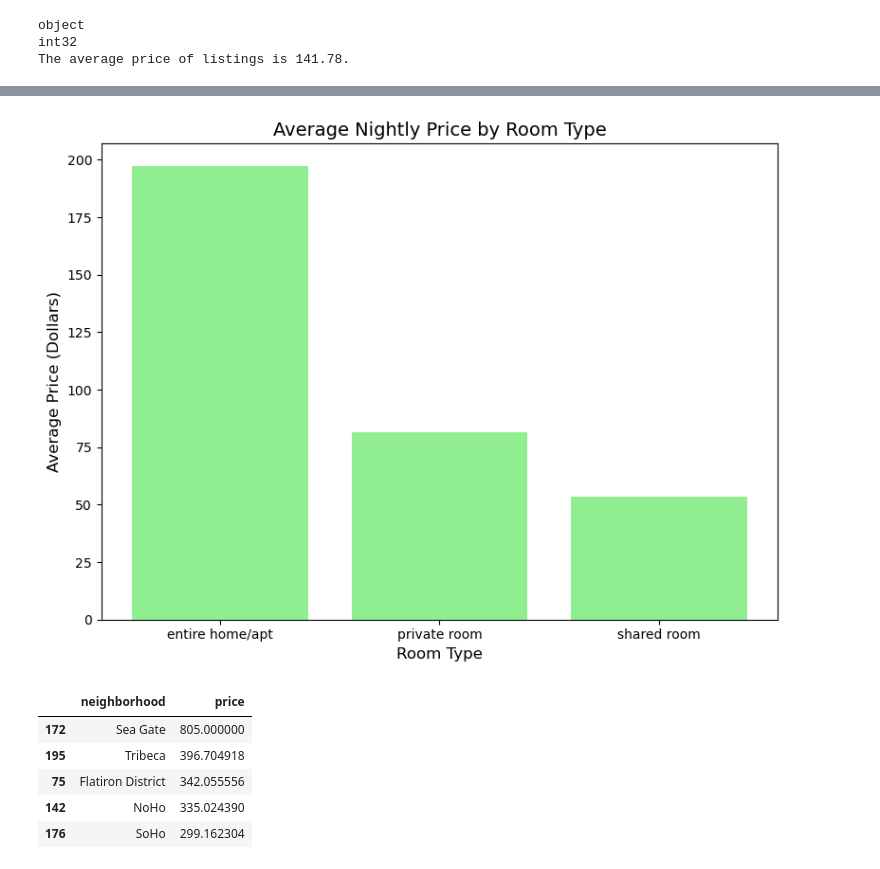
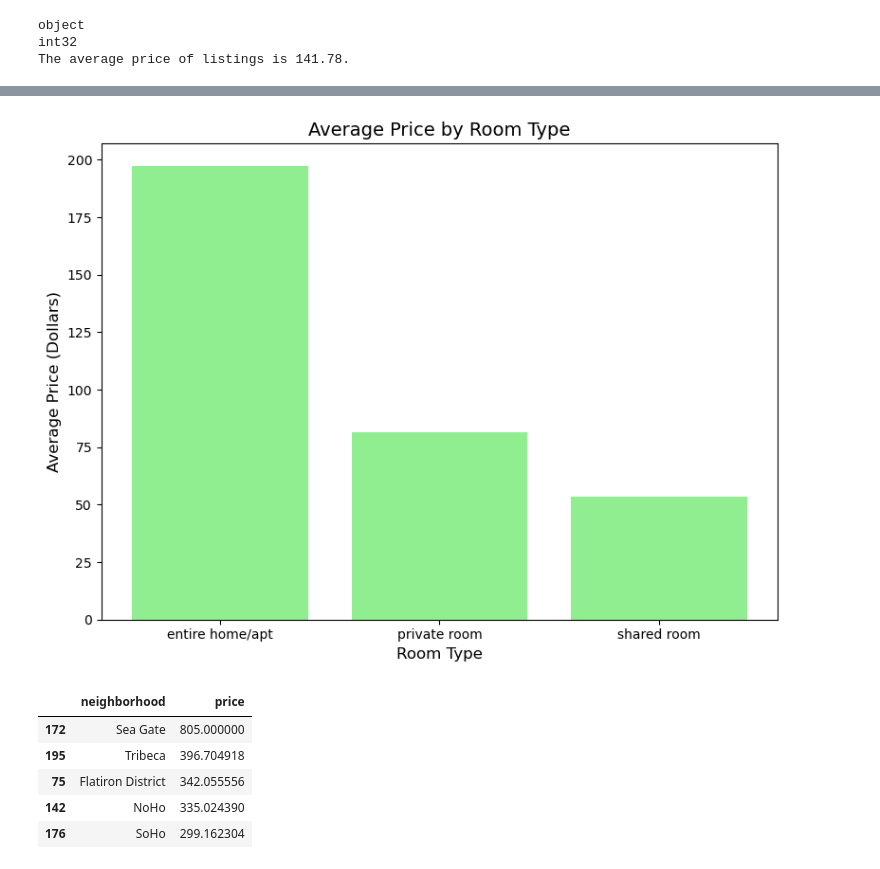
Before and after one commit to Olami2596/airbnb, a Jupyter notebook: untitled.ipynb, the cells around one changed output, grey strips where cells are left out. Drawn from its saved outputs; the diff is of its cells as text; code cells hidden in the pictures.

```diff
--- a/untitled.ipynb
+++ b/untitled.ipynb
@@ -161,21 +161,21 @@ plt.show()
 # %%
 # Calculate average prices by room type using df_copy
 average_prices_room_type_copy = df_copy.groupby('room_type')['price'].mean().reset_index()
 
 # Plot the average nightly price by room type
 plt.figure(figsize=(8, 6))
 plt.bar(average_prices_room_type_copy['room_type'], average_prices_room_type_copy['price'], color='lightgreen')
 
 # Add labels and title
 plt.xlabel('Room Type', fontsize=12)
 plt.ylabel('Average Price (Dollars)', fontsize=12)
-plt.title('Average Nightly Price by Room Type', fontsize=14)
+plt.title('Average Price by Room Type', fontsize=14)
 plt.tight_layout()
 
 # Display the chart
 plt.show()
 # %% [output]
-[figure, old version]
+[figure, new version]
 # %%
 # Calculate the average price per neighborhood
 average_prices_neighborhood = df_copy.groupby('neighborhood')['price'].mean().reset_index()
```
Also changed, not shown: parts of 2 cells of this notebook.
